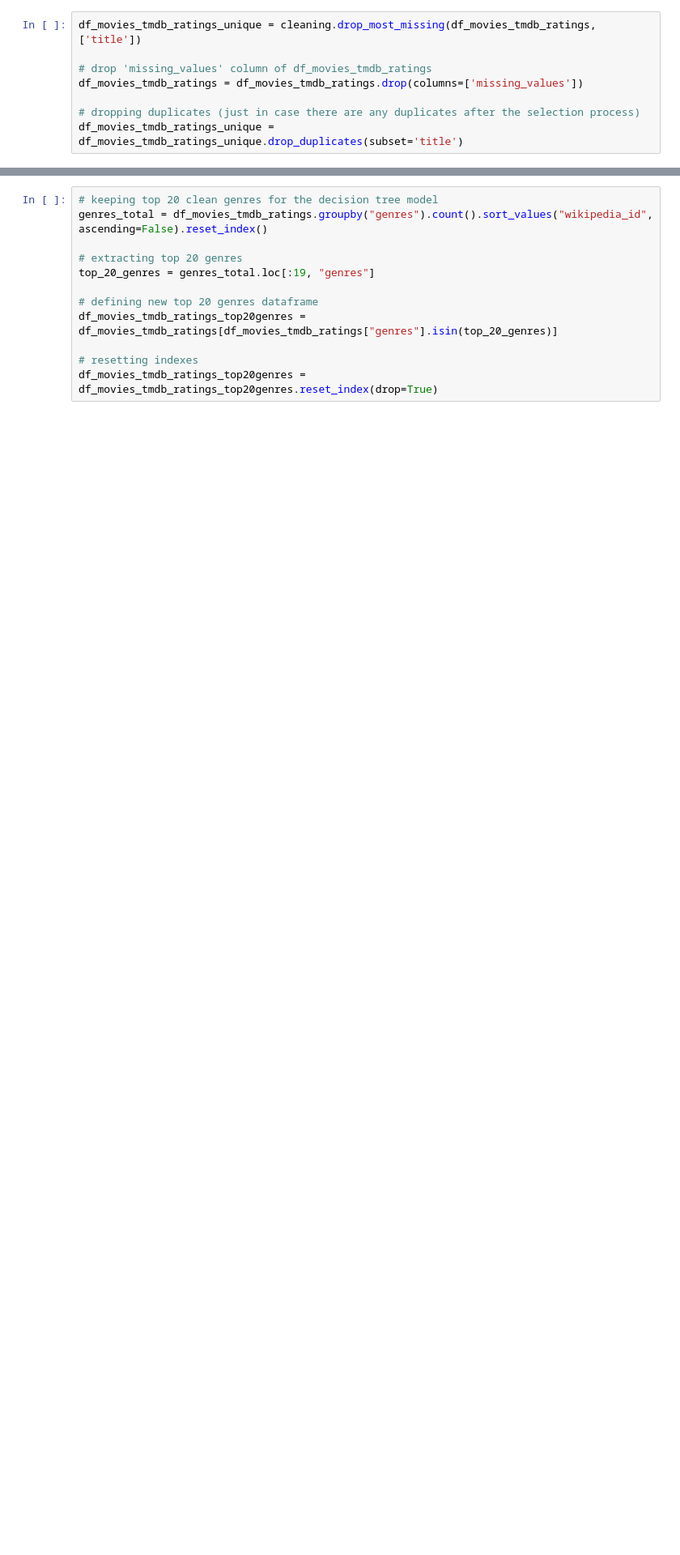
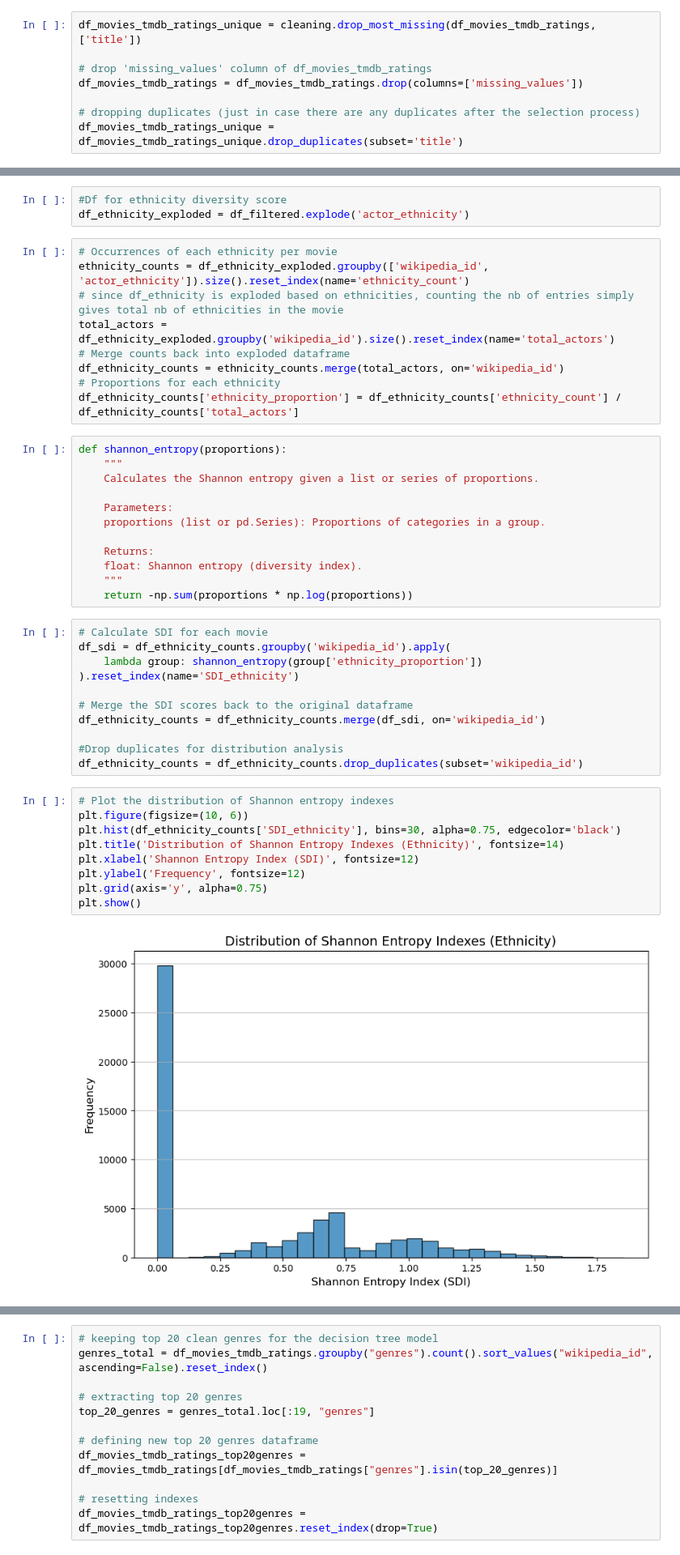
Before and after one commit to epfl-ada/ada-2024-project-majcj2024, a Jupyter notebook: results_jacopo.ipynb, the cells around one changed output, grey strips where cells are left out. Shown: that part at 81% size. Cells and saved outputs as stored; diff of their text form; blank space fills up the shorter version.

```diff
--- a/results_jacopo.ipynb
+++ b/results_jacopo.ipynb
@@ -371,0 +650,46 @@ df_movies_tmdb_ratings_unique = df_movies_tmdb_ratings_unique.drop_duplicates(su
+# %%
+#Df for ethnicity diversity score
+df_ethnicity_exploded = df_filtered.explode('actor_ethnicity')
+# %%
+# Occurrences of each ethnicity per movie
+ethnicity_counts = df_ethnicity_exploded.groupby(['wikipedia_id', 'actor_ethnicity']).size().reset_index(name='ethnicity_count')
+# since df_ethnicity is exploded based on ethnicities, counting the nb of entries simply gives total nb of ethnicities in the movie
+total_actors = df_ethnicity_exploded.groupby('wikipedia_id').size().reset_index(name='total_actors')
+# Merge counts back into exploded dataframe
+df_ethnicity_counts = ethnicity_counts.merge(total_actors, on='wikipedia_id')
+# Proportions for each ethnicity
+df_ethnicity_counts['ethnicity_proportion'] = df_ethnicity_counts['ethnicity_count'] / df_ethnicity_counts['total_actors']
+# %%
+def shannon_entropy(proportions):
+    """
+    Calculates the Shannon entropy given a list or series of proportions.
+
+    Parameters:
+    proportions (list or pd.Series): Proportions of categories in a group.
+
+    Returns:
+    float: Shannon entropy (diversity index).
+    """
+    return -np.sum(proportions * np.log(proportions))
+# %%
+# Calculate SDI for each movie
+df_sdi = df_ethnicity_counts.groupby('wikipedia_id').apply(
+    lambda group: shannon_entropy(group['ethnicity_proportion'])
+).reset_index(name='SDI_ethnicity')
+
+# Merge the SDI scores back to the original dataframe
+df_ethnicity_counts = df_ethnicity_counts.merge(df_sdi, on='wikipedia_id')
+
+#Drop duplicates for distribution analysis
+df_ethnicity_counts = df_ethnicity_counts.drop_duplicates(subset='wikipedia_id')
+# %%
+# Plot the distribution of Shannon entropy indexes
+plt.figure(figsize=(10, 6))
+plt.hist(df_ethnicity_counts['SDI_ethnicity'], bins=30, alpha=0.75, edgecolor='black')
+plt.title('Distribution of Shannon Entropy Indexes (Ethnicity)', fontsize=14)
+plt.xlabel('Shannon Entropy Index (SDI)', fontsize=12)
+plt.ylabel('Frequency', fontsize=12)
+plt.grid(axis='y', alpha=0.75)
+plt.show()
+# %% [output]
+[figure, added]
```
Also changed, not shown: parts of 57 cells of this notebook, 3 other files.
